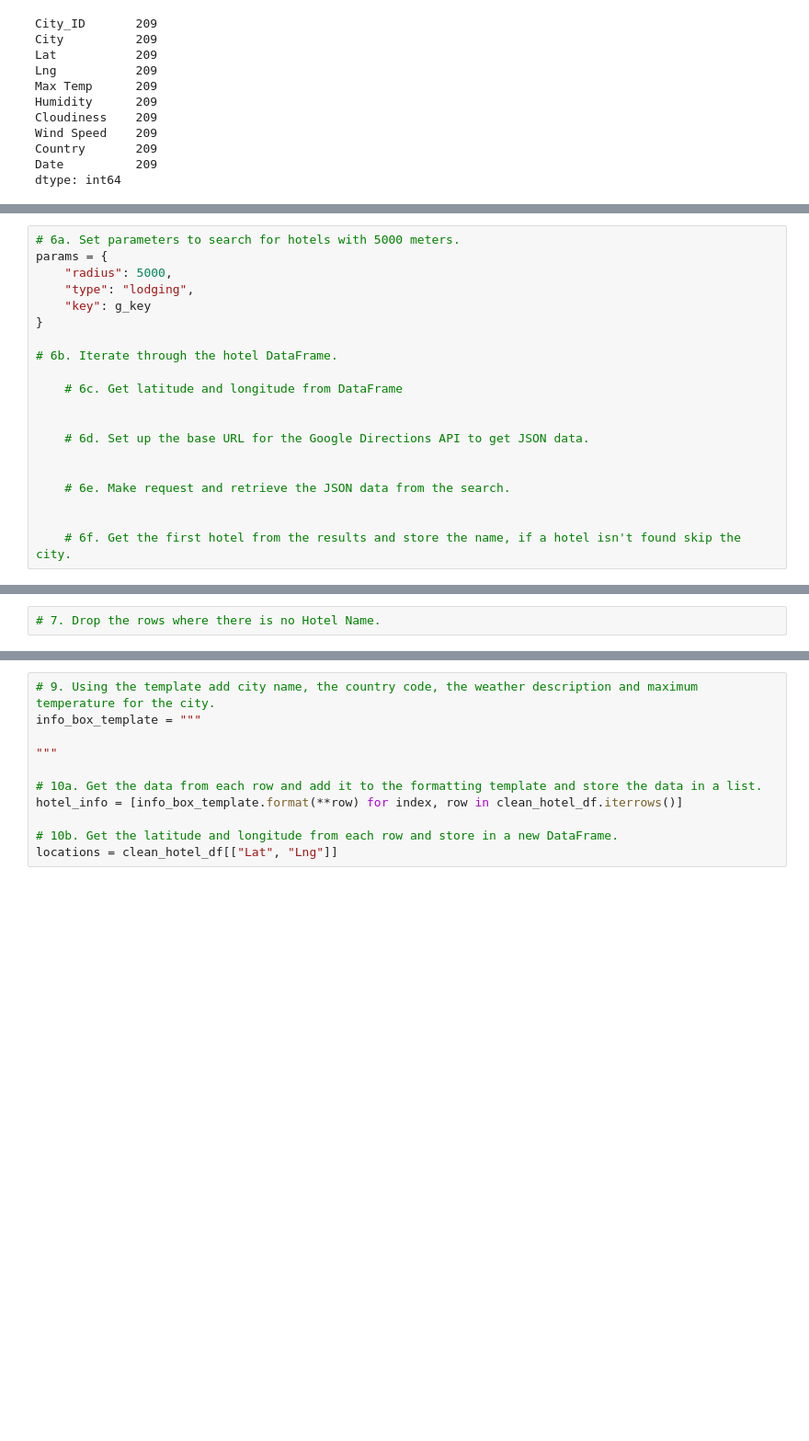
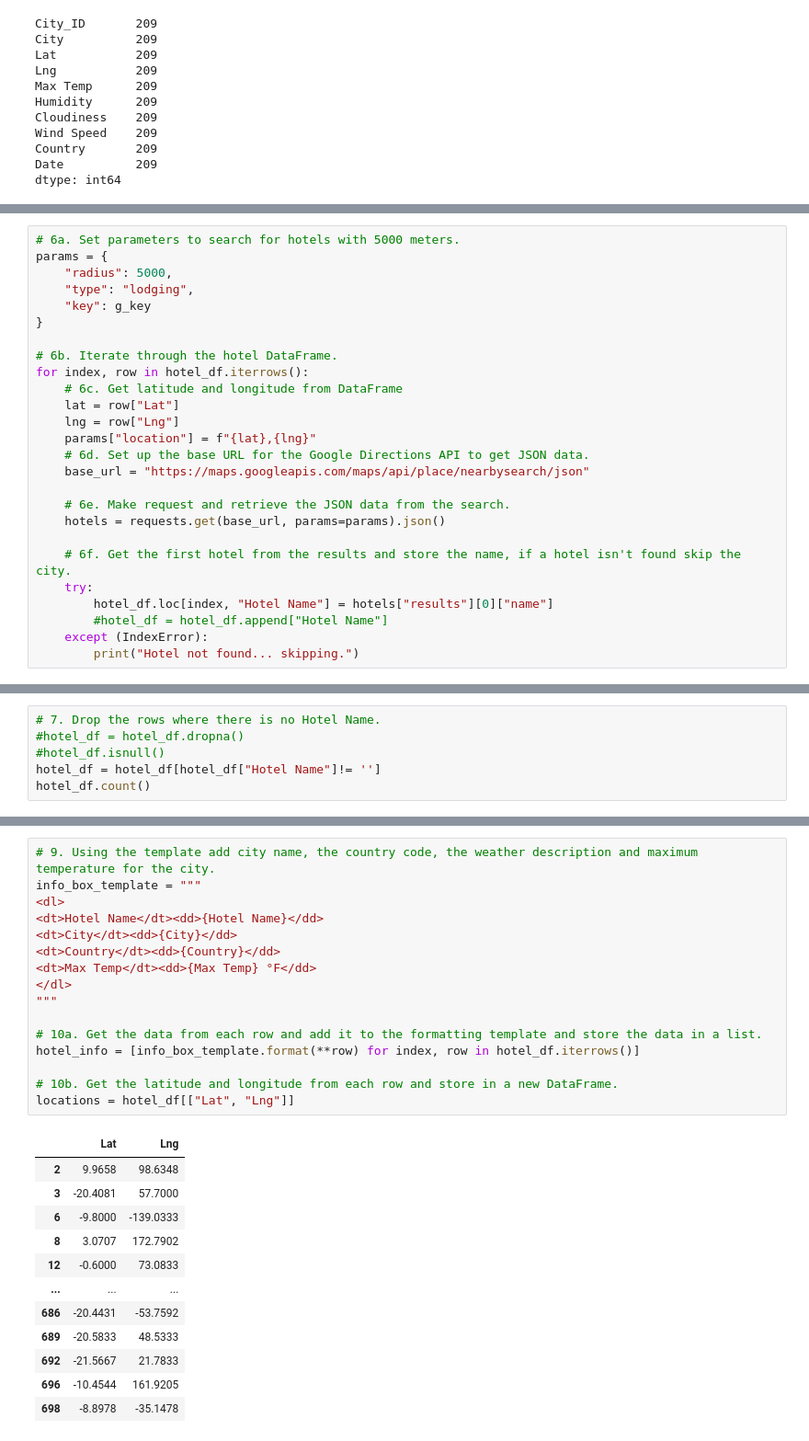
Before and after one commit to BNew2022/World_Weather_Analysis, a Jupyter notebook: Vacation_Search/Vacation_Search.ipynb, the cells around one changed output, grey strips where cells are left out. Shown: that part at 92% size. Saved outputs shown, nothing was run; the diff lists cells and outputs as text; blank space fills up the shorter version.

```diff
--- a/Vacation_Search/Vacation_Search.ipynb
+++ b/Vacation_Search/Vacation_Search.ipynb
@@ -111,14 +130,20 @@ params = {
 }
 
 # 6b. Iterate through the hotel DataFrame.
-
+for index, row in hotel_df.iterrows():
     # 6c. Get latitude and longitude from DataFrame
-
-
+    lat = row["Lat"]
+    lng = row["Lng"]
+    params["location"] = f"{lat},{lng}"
     # 6d. Set up the base URL for the Google Directions API to get JSON data.
-
+    base_url = "https://maps.googleapis.com/maps/api/place/nearbysearch/json"
 
     # 6e. Make request and retrieve the JSON data from the search.
-
+    hotels = requests.get(base_url, params=params).json()
 
     # 6f. Get the first hotel from the results and store the name, if a hotel isn't found skip the city.
+    try:
+        hotel_df.loc[index, "Hotel Name"] = hotels["results"][0]["name"]
+        #hotel_df = hotel_df.append["Hotel Name"]
+    except (IndexError):
+        print("Hotel not found... skipping.")
@@ -125,2 +163,6 @@ params = {
 # %%
 # 7. Drop the rows where there is no Hotel Name.
+#hotel_df = hotel_df.dropna()
+#hotel_df.isnull()
+hotel_df = hotel_df[hotel_df["Hotel Name"]!= '']
+hotel_df.count()
@@ -132,11 +182,29 @@ clean_hotel_df.to_csv(output_data_file, index_label="City_ID")
 # %%
 # 9. Using the template add city name, the country code, the weather description and maximum temperature for the city.
 info_box_template = """
-
+<dl>
+<dt>Hotel Name</dt><dd>{Hotel Name}</dd>
+<dt>City</dt><dd>{City}</dd>
+<dt>Country</dt><dd>{Country}</dd>
+<dt>Max Temp</dt><dd>{Max Temp} °F</dd>
+</dl>
 """
 
 # 10a. Get the data from each row and add it to the formatting template and store the data in a list.
-hotel_info = [info_box_template.format(**row) for index, row in clean_hotel_df.iterrows()]
+hotel_info = [info_box_template.format(**row) for index, row in hotel_df.iterrows()]
 
 # 10b. Get the latitude and longitude from each row and store in a new DataFrame.
-locations = clean_hotel_df[["Lat", "Lng"]]
+locations = hotel_df[["Lat", "Lng"]]
+# %% [output]
+|  | Lat | Lng |
+| 2 | 9.9658 | 98.6348 |
+| 3 | -20.4081 | 57.7000 |
+| 6 | -9.8000 | -139.0333 |
+| 8 | 3.0707 | 172.7902 |
+| 12 | -0.6000 | 73.0833 |
+| ... | ... | ... |
+| 686 | -20.4431 | -53.7592 |
+| 689 | -20.5833 | 48.5333 |
+| 692 | -21.5667 | 21.7833 |
+| 696 | -10.4544 | 161.9205 |
+| 698 | -8.8978 | -35.1478 |
```
Also changed, not shown: parts of 7 cells of this notebook, 1 other file.
